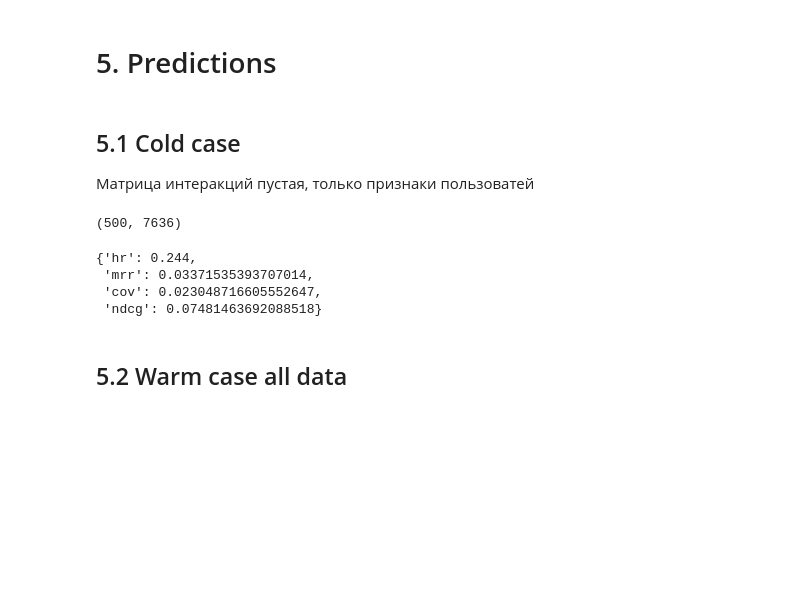
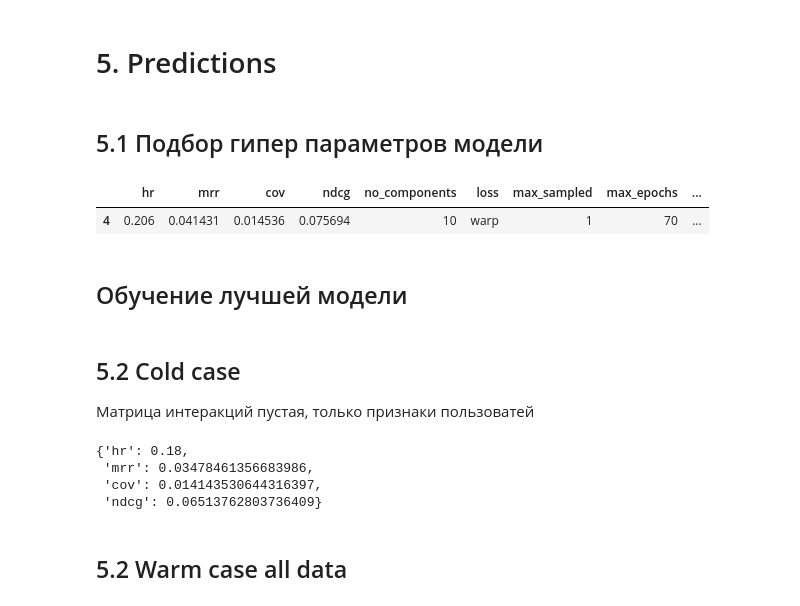
Before and after one commit to vlad131293/RecSys, a Jupyter notebook: anime_dataset.ipynb, the cells around one changed output. Cells and saved outputs as stored; diff of their text form; code cells hidden in the pictures; blank space fills up the shorter version.

Commit message:
anime data

```diff
--- a/anime_dataset.ipynb
+++ b/anime_dataset.ipynb
@@ -224,10 +224,10 @@ data_description_test
 ## 4.1 Train_model
 # %%
 lfm_config = dict(
-    no_components = 100,
+    no_components = 20,
     loss = 'warp',
     max_sampled = 1,
-    max_epochs = 100,
+    max_epochs = 20,
     learning_schedule = 'adagrad',
     user_alpha = 1e-3,
     item_alpha = 1e-3,
@@ -297,9 +297,15 @@ def coldstart_evaluate(recommended, holdout, data_description, topn=20):
     cov = len(np.unique(recommended.ravel())) / data_description['n_items']
     ndcg = np.sum(1 / np.log2(1+hit_rank)) / n_test_items
     return {'hr': hr, 'mrr': mrr, 'cov': cov, 'ndcg': ndcg}
+
+def get_recomendations(scores, data_description, topn):
+    downvote_seen_items(scores, testset, data_description)
+
+    lfm_recs = topn_recommendations(scores, topn=topn)
+    metrics = coldstart_evaluate(lfm_recs, holdout, data_description, topn=topn)
+    return metrics
-# %% [markdown]
-## 5.1 Cold case
-Матрица интеракций пустая, только признаки пользоватей
+# %% [markdown]
+## 5.1 Подбор гипер параметров модели
 # %%
 scoring_description = dict(
     test_users = np.arange(data_description['n_users'], review_data.user_id.nunique()),
@@ -307,3 +313,42 @@ scoring_description = dict(
     item_features = None,
     n_items = data_description['n_items']
 )
+# %%
+grid_params = {
+    'loss': ['warp', 'bpr'],
+    'no_components': [10, 20, 30, 40, 50],
+    'max_epochs': [10, 20, 30, 50, 70]
+}
+
+result = []
+for loss in grid_params['loss']:
+    for no_components in tqdm(grid_params['no_components']):
+        for max_epochs in grid_params['max_epochs']:
+            lfm_config = dict(
+                no_components = no_components,
+                loss = loss,
+                max_sampled = 1,
+                max_epochs = max_epochs,
+                learning_schedule = 'adagrad',
+                user_alpha = 1e-3,
+                item_alpha = 1e-3,
+                random_state = 7032023
+            )
+
+            lfm_model = build_lfm_model(
+                lfm_config,
+                vstack([train_matrix, test_matrix]),
+                data_description_test
+            )
+            lfm_scores = lightfm_scoring(lfm_model, None, scoring_description, False)
+            metrics = get_recomendations(lfm_scores, data_description_test, topn=30)
+            metrics.update(lfm_config)
+            result.append(metrics)
+# %%
+result = pd.DataFrame(result)
+result[result.ndcg	== result.ndcg.max()]
+# %% [output]
+|  | hr | mrr | cov | ndcg | no_components | loss | max_sampled | max_epochs | ... |
+| 4 | 0.206 | 0.041431 | 0.014536 | 0.075694 | 10 | warp | 1 | 70 | ... |
+# %% [markdown]
+## Обучение лучшей модели
@@ -310,19 +373,15 @@ scoring_description = dict(
+# %% [markdown]
+## 5.2 Cold case
+Матрица интеракций пустая, только признаки пользоватей
 # %%
 lfm_scores = lightfm_scoring(lfm_model, None, scoring_description, False)
-downvote_seen_items(lfm_scores, testset, data_description_test)
-lfm_scores.shape
+cold_metrics = get_recomendations(lfm_scores, data_description_test, topn=30)
+cold_metrics
 # %% [output]
-(500, 7636)
+{'hr': 0.18,
+ 'mrr': 0.03478461356683986,
+ 'cov': 0.014143530644316397,
+ 'ndcg': 0.06513762803736409}
-# %%
-topn = 50
-lfm_recs = topn_recommendations(lfm_scores, topn=topn)
-metrics = coldstart_evaluate(lfm_recs, holdout, data_description_test, topn=topn)
-metrics
-# %% [output]
-{'hr': 0.244,
- 'mrr': 0.03371535393707014,
- 'cov': 0.023048716605552647,
- 'ndcg': 0.07481463692088518}
 # %% [markdown]
 ## 5.2 Warm case all data
 # %%
```
Also changed, not shown: parts of 24 cells of this notebook.
